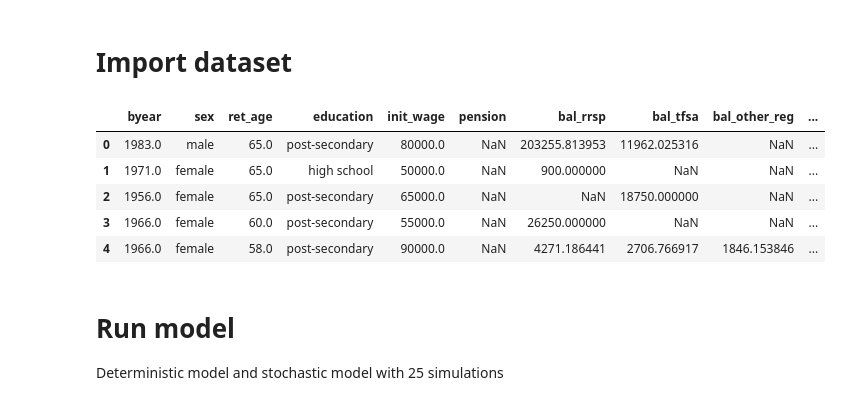
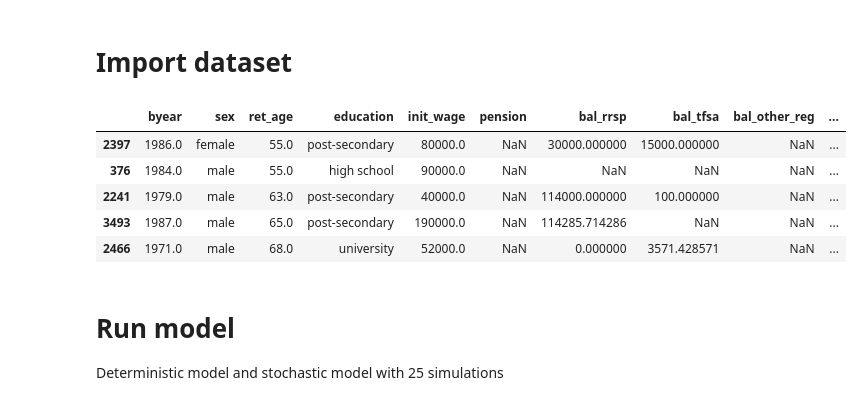
Before and after one commit to rsi-models/CPR, a Jupyter notebook: Notebooks/Tutorial.ipynb, the cells around one changed output. Cells and saved outputs as stored; diff of their text form; code cells hidden in the pictures.

```diff
--- a/Notebooks/Tutorial.ipynb
+++ b/Notebooks/Tutorial.ipynb
@@ -17,15 +17,19 @@ pd.options.display.max_rows = None
 # %%
 from CPR import analysis
 
 inputs = analysis.get_dataset()
+
+# make dataset smaller for analysis
+inputs = inputs.sample(500)
+
 inputs.head()
 # %% [output]
 |  | byear | sex | ret_age | education | init_wage | pension | bal_rrsp | bal_tfsa | bal_other_reg | ... |
-| 0 | 1983.0 | male | 65.0 | post-secondary | 80000.0 | NaN | 203255.813953 | 11962.025316 | NaN | ... |
-| 1 | 1971.0 | female | 65.0 | high school | 50000.0 | NaN | 900.000000 | NaN | NaN | ... |
-| 2 | 1956.0 | female | 65.0 | post-secondary | 65000.0 | NaN | NaN | 18750.000000 | NaN | ... |
-| 3 | 1966.0 | female | 60.0 | post-secondary | 55000.0 | NaN | 26250.000000 | NaN | NaN | ... |
-| 4 | 1966.0 | female | 58.0 | post-secondary | 90000.0 | NaN | 4271.186441 | 2706.766917 | 1846.153846 | ... |
+| 2397 | 1986.0 | female | 55.0 | post-secondary | 80000.0 | NaN | 30000.000000 | 15000.000000 | NaN | ... |
+| 376 | 1984.0 | male | 55.0 | high school | 90000.0 | NaN | NaN | NaN | NaN | ... |
+| 2241 | 1979.0 | male | 63.0 | post-secondary | 40000.0 | NaN | 114000.000000 | 100.000000 | NaN | ... |
+| 3493 | 1987.0 | male | 65.0 | post-secondary | 190000.0 | NaN | 114285.714286 | NaN | NaN | ... |
+| 2466 | 1971.0 | male | 68.0 | university | 52000.0 | NaN | 0.000000 | 3571.428571 | NaN | ... |
 # %% [markdown]
 # Run model
 Deterministic model and stochastic model with 25 simulations
```
Also changed, not shown: parts of 19 cells of this notebook, 43 other files.
